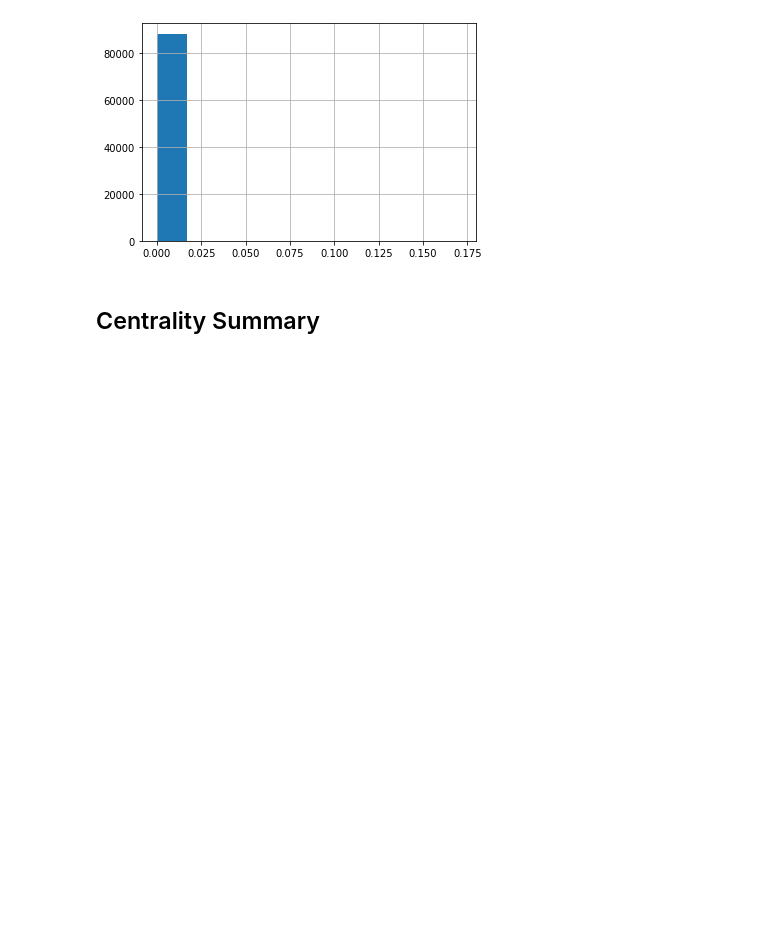
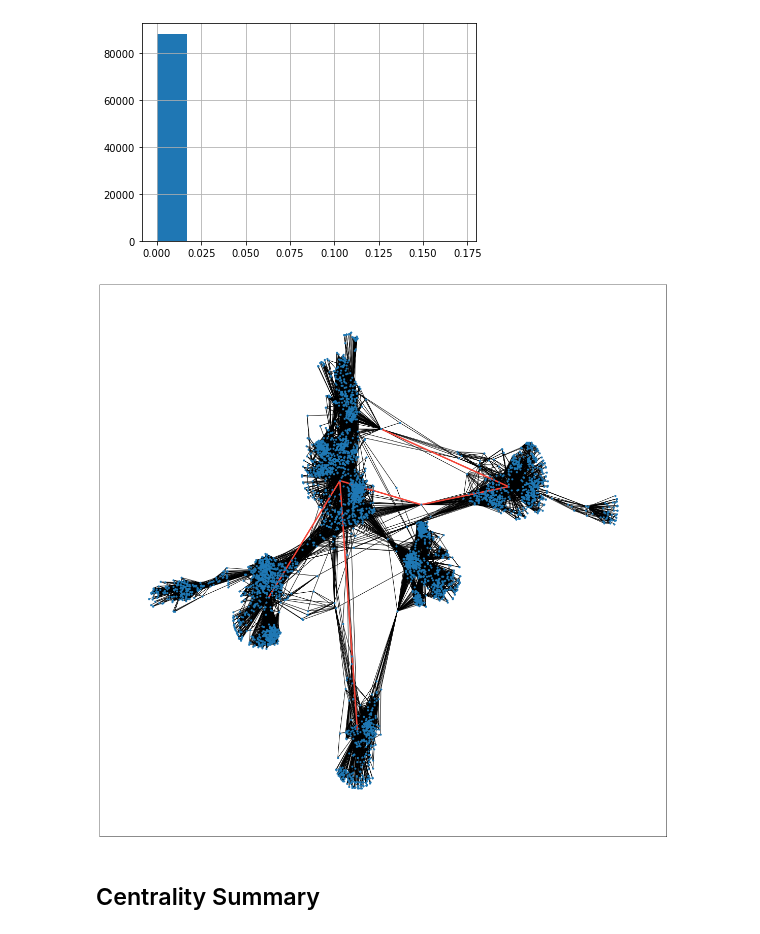
Before and after one commit to Dosann/Social-network-analysis, a Jupyter notebook: Untitled.ipynb, the cells around one changed output. Drawn from its saved outputs; the diff is of its cells as text; code cells hidden in the pictures; blank space fills up the shorter version.

```diff
--- a/Untitled.ipynb
+++ b/Untitled.ipynb
@@ -204,7 +233,8 @@ Betweenness centrality also shows us which nodes may serve as bridges so we see
 # %%
 edge_betweenness_centrality_df = pd.DataFrame(nx.edge_betweenness_centrality(network).items(),
                                        columns=['edge', 'betweenness_centrality'])
-edge_betweenness_centrality_df.sort_values('betweenness_centrality', ascending=False).head(5)
+edge_betweennes_top_5 = edge_betweenness_centrality_df.sort_values('betweenness_centrality', ascending=False).head(5)
+edge_betweennes_top_5
 # %% [output]
 |  | edge | betweenness_centrality |
 | 2457 | (107, 1684) | 0.171493 |
@@ -216,6 +246,13 @@ edge_betweenness_centrality_df.sort_values('betweenness_centrality', ascending=F
 edge_betweenness_centrality_df.betweenness_centrality.hist();
 # %% [output]
 [figure]
+# %%
+plt.figure(figsize=(20, 20))
+nx.draw_networkx(network, pos=sp, node_size=10, with_labels=False)
+nx.draw_networkx_edges(network, pos=sp, edgelist=edge_betweennes_top_5.edge.values, width=3.0, edge_color='#F44336')
+plt.show()
+# %% [output]
+[figure, added]
 # %% [markdown]
 ## Centrality Summary
 # %%
```
Also changed, not shown: parts of 33 cells of this notebook.
